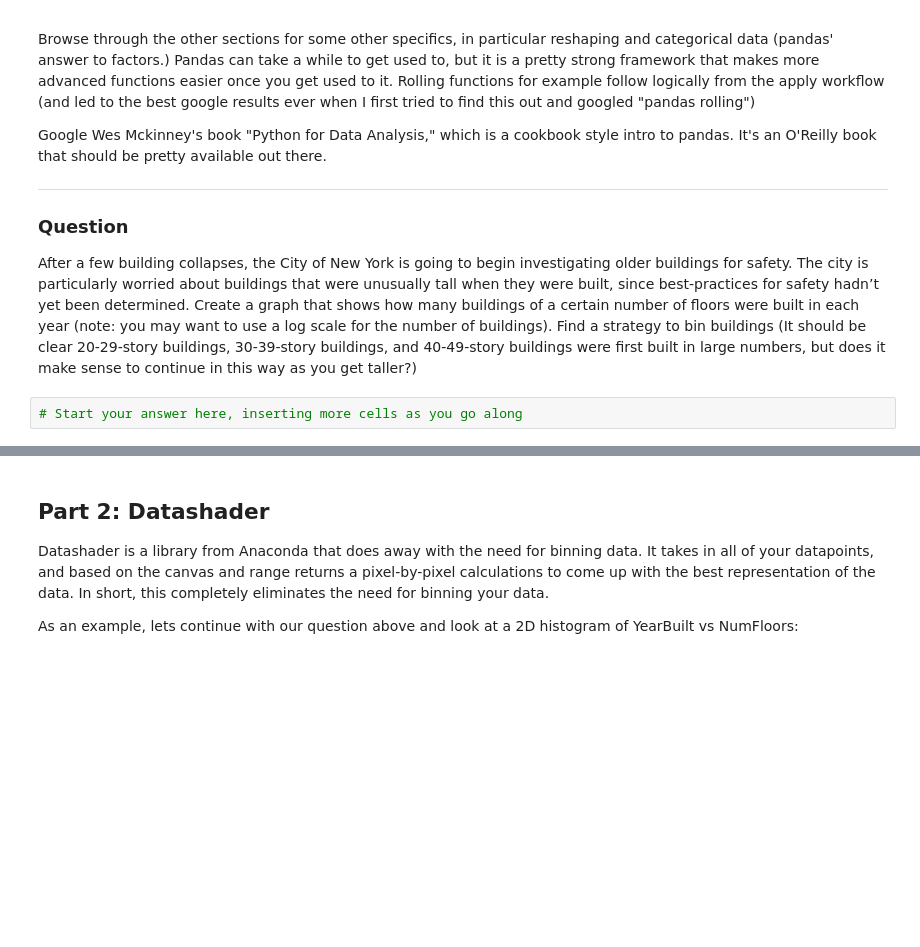
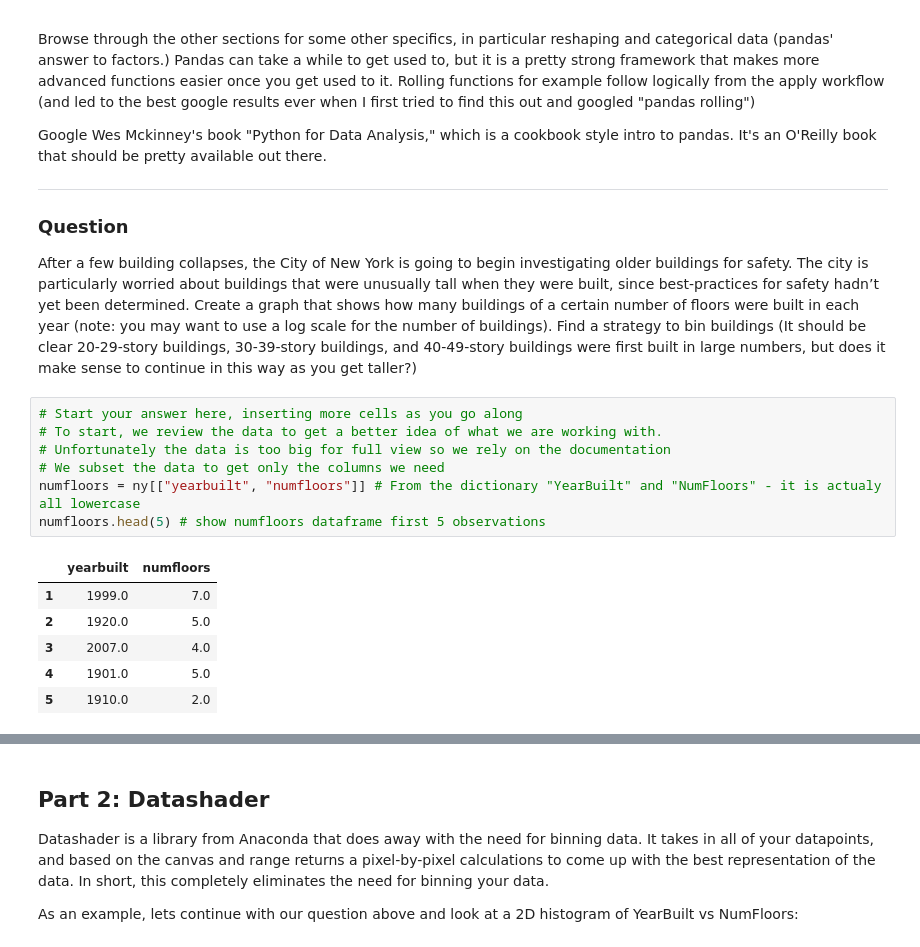
Before and after one commit to palmorezm/msds, a Jupyter notebook: 608/Mod2/Module2.ipynb, the cells around one changed output, grey strips where cells are left out. Cells and saved outputs as stored; diff of their text form; blank space fills up the shorter version.

```diff
--- a/608/Mod2/Module2.ipynb
+++ b/608/Mod2/Module2.ipynb
@@ -168,5 +168,17 @@ Google Wes Mckinney's book "Python for Data Analysis," which is a cookbook style
 ### Question
 
 After a few building collapses, the City of New York is going to begin investigating older buildings for safety. The city is particularly worried about buildings that were unusually tall when they were built, since best-practices for safety hadn’t yet been determined. Create a graph that shows how many buildings of a certain number of floors were built in each year (note: you may want to use a log scale for the number of buildings). Find a strategy to bin buildings (It should be clear 20-29-story buildings, 30-39-story buildings, and 40-49-story buildings were first built in large numbers, but does it make sense to continue in this way as you get taller?)
-# %%
-# Start your answer here, inserting more cells as you go along
+# %%
+# Start your answer here, inserting more cells as you go along
+# To start, we review the data to get a better idea of what we are working with.
+# Unfortunately the data is too big for full view so we rely on the documentation
+# We subset the data to get only the columns we need
+numfloors = ny[["yearbuilt", "numfloors"]] # From the dictionary "YearBuilt" and "NumFloors" - it is actualy all lowercase
+numfloors.head(5) # show numfloors dataframe first 5 observations
+# %% [output]
+|  | yearbuilt | numfloors |
+| 1 | 1999.0 | 7.0 |
+| 2 | 1920.0 | 5.0 |
+| 3 | 2007.0 | 4.0 |
+| 4 | 1901.0 | 5.0 |
+| 5 | 1910.0 | 2.0 |
```
Also changed, not shown: parts of 5 cells of this notebook.
